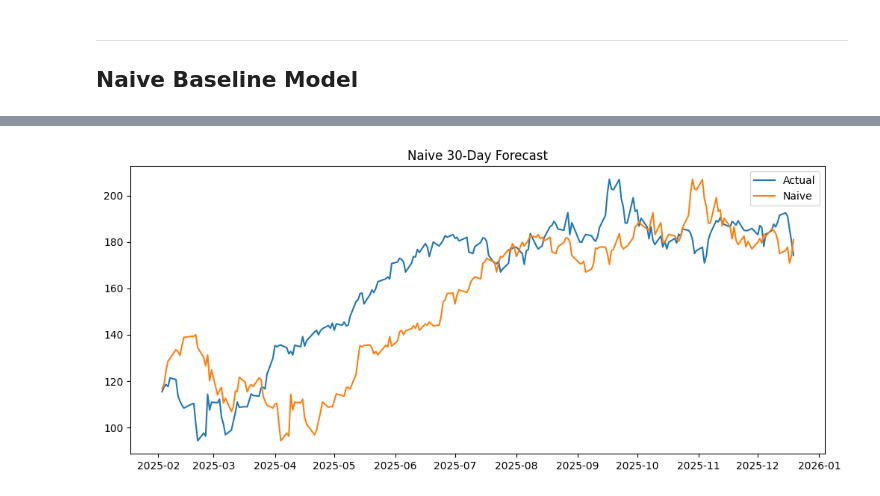
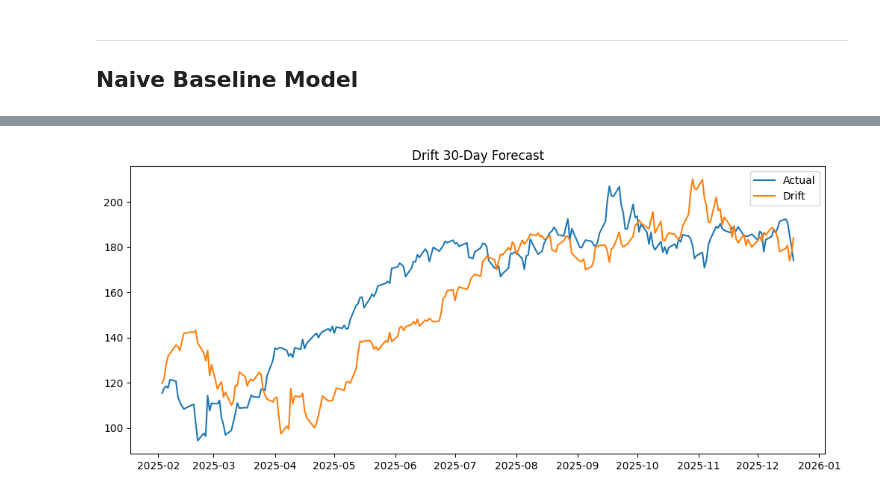
Before and after one commit to EsserMishelle/short-term-stock-forecast, a Jupyter notebook: 01_eda_and_naive_baseline.ipynb, the cells around one changed output, grey strips where cells are left out. Drawn from its saved outputs; the diff is of its cells as text; code cells hidden in the pictures.

```diff
--- a/01_eda_and_naive_baseline.ipynb
+++ b/01_eda_and_naive_baseline.ipynb
@@ -380,18 +461,28 @@ Naive Baseline — Various Horizons
 # %%
-# Prediction 30 day window
+# Prediction 30 day window (Drift)
 h = 30
 
 df_plot = df.copy()
 df_plot['y_true'] = df_plot['nvda_close'].shift(-h)
-df_plot['y_pred'] = df_plot['nvda_close']
+df_plot['y_t'] = df_plot['nvda_close']
 df_plot = df_plot.dropna()
 
-test_plot = df_plot[df_plot.index >= split_date]
+# Split
+train_plot = df_plot[df_plot.index < split_date].copy()
+test_plot  = df_plot[df_plot.index >= split_date].copy()
+
+# ---- Compute drift from TRAIN ONLY ----
+avg_daily_change = train_plot['nvda_close'].diff().mean()
+
+# Drift prediction
+test_plot['y_pred_drift'] = test_plot['y_t'] + h * avg_daily_change
+
+# ---- Plot ----
 plt.figure(figsize=(12,5))
 plt.plot(test_plot.index, test_plot['y_true'], label='Actual')
-plt.plot(test_plot.index, test_plot['y_pred'], label='Naive')
-plt.title(f'Naive {h}-Day Forecast')
+plt.plot(test_plot.index, test_plot['y_pred_drift'], label='Drift')
+plt.title(f'Drift {h}-Day Forecast')
 plt.legend()
 plt.show()
 # %% [output]
-[figure, old version]
+[figure, new version]
```
Also changed, not shown: parts of 15 cells of this notebook.
